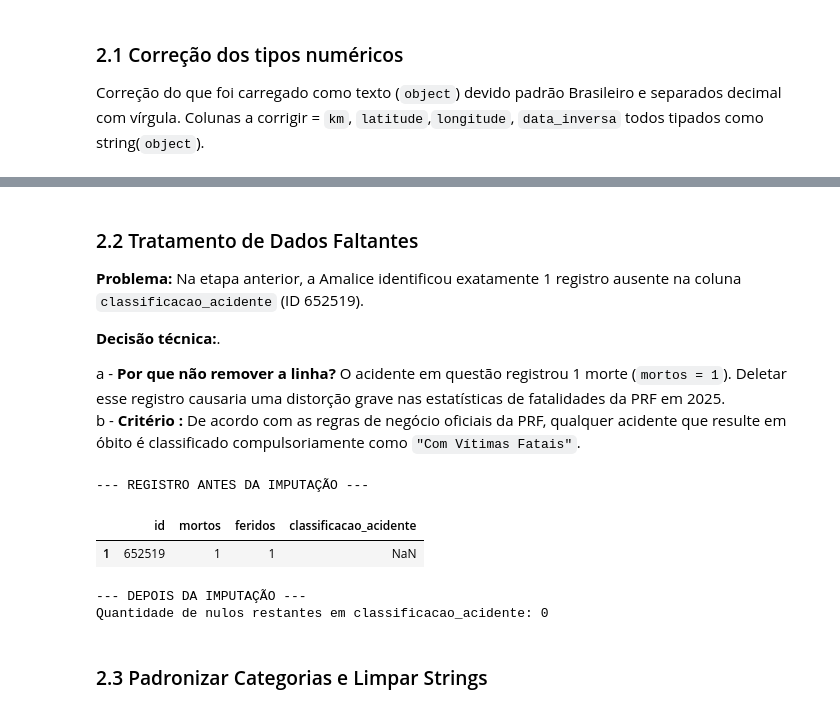
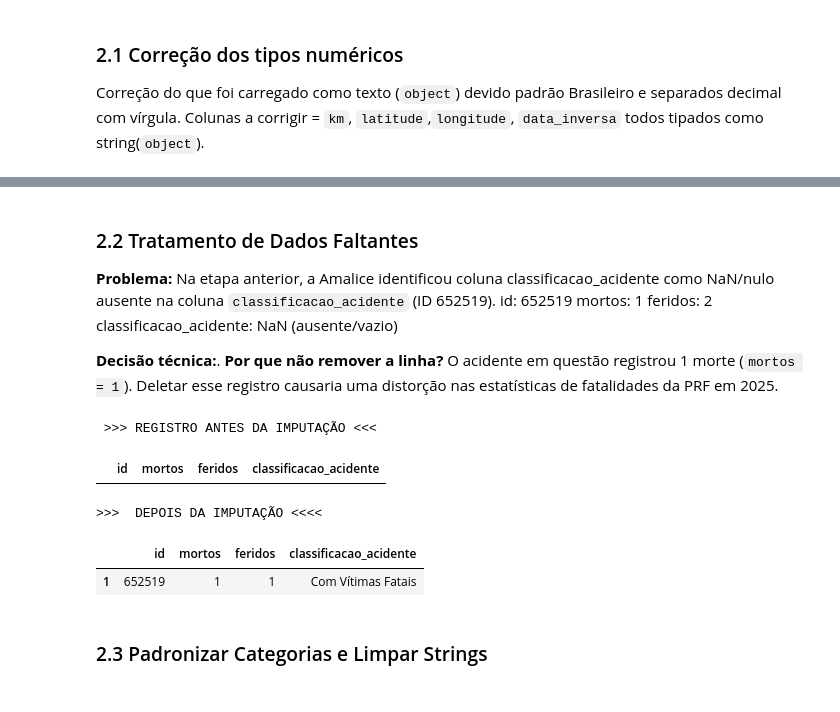
Before and after one commit to amalicef-sys/Projeto-Caixaverso-2026, a Jupyter notebook: analise/analise_acidentes_2025.ipynb, the cells around one changed output, grey strips where cells are left out. Saved outputs shown, nothing was run; the diff lists cells and outputs as text; code cells hidden in the pictures.

```diff
--- a/analise/analise_acidentes_2025.ipynb
+++ b/analise/analise_acidentes_2025.ipynb
@@ -1533,28 +1552,30 @@ dtype: object
 # %% [markdown]
 ### 2.2 Tratamento de Dados Faltantes
-**Problema:** Na etapa anterior, a Amalice identificou exatamente 1 registro ausente na coluna `classificacao_acidente` (ID 652519).
+**Problema:** Na etapa anterior, a Amalice identificou  coluna classificacao_acidente como NaN/nulo ausente na coluna `classificacao_acidente` (ID 652519).
+id: 652519
+mortos: 1
+feridos: 2
+classificacao_acidente: NaN (ausente/vazio)
 
 **Decisão técnica:**.
-
-a - **Por que não remover a linha?** O acidente em questão registrou 1 morte (`mortos = 1`). Deletar esse registro causaria uma distorção grave nas estatísticas de fatalidades da PRF em 2025.
-b - **Critério :** De acordo com as regras de negócio oficiais da PRF, qualquer acidente que resulte em óbito é classificado compulsoriamente como `"Com Vítimas Fatais"`.
+**Por que não remover a linha?** O acidente em questão registrou 1 morte (`mortos = 1`). Deletar esse registro causaria uma distorção nas estatísticas de fatalidades da PRF em 2025.
 # %%
 # 1. Visualizando o registro faltante identificado no diagnóstico
-print("--- REGISTRO ANTES DA IMPUTAÇÃO ---")
+print(" >>> REGISTRO ANTES DA IMPUTAÇÃO <<<")
 display(df[df['classificacao_acidente'].isna()][['id', 'mortos', 'feridos', 'classificacao_acidente']])
 
 # 2. Imputação da regra oficial da PRF: se tem mortos, é 'Com Vítimas Fatais'
 df.loc[df['classificacao_acidente'].isna() & (df['mortos'] > 0), 'classificacao_acidente'] = 'Com Vítimas Fatais'
 
 # 3. Auditoria de Qualidade: conferindo se ainda resta algum nulo na coluna
-print("\n--- DEPOIS DA IMPUTAÇÃO ---")
-print("Quantidade de nulos restantes em classificacao_acidente:", df['classificacao_acidente'].isna().sum())
+print(">>>  DEPOIS DA IMPUTAÇÃO <<<<")
+display(df[df['id'] == 652519][['id', 'mortos', 'feridos', 'classificacao_acidente']])
 # %% [output]
---- REGISTRO ANTES DA IMPUTAÇÃO ---
+ >>> REGISTRO ANTES DA IMPUTAÇÃO <<<
 |  | id | mortos | feridos | classificacao_acidente |
-| 1 | 652519 | 1 | 1 | NaN |
---- DEPOIS DA IMPUTAÇÃO ---
-Quantidade de nulos restantes em classificacao_acidente: 0
+>>>  DEPOIS DA IMPUTAÇÃO <<<<
+|  | id | mortos | feridos | classificacao_acidente |
+| 1 | 652519 | 1 | 1 | Com Vítimas Fatais |
 # %% [markdown]
 ### 2.3 Padronizar Categorias e Limpar Strings
 # %%
```
Also changed, not shown: parts of 21 cells of this notebook, 2 other files.
